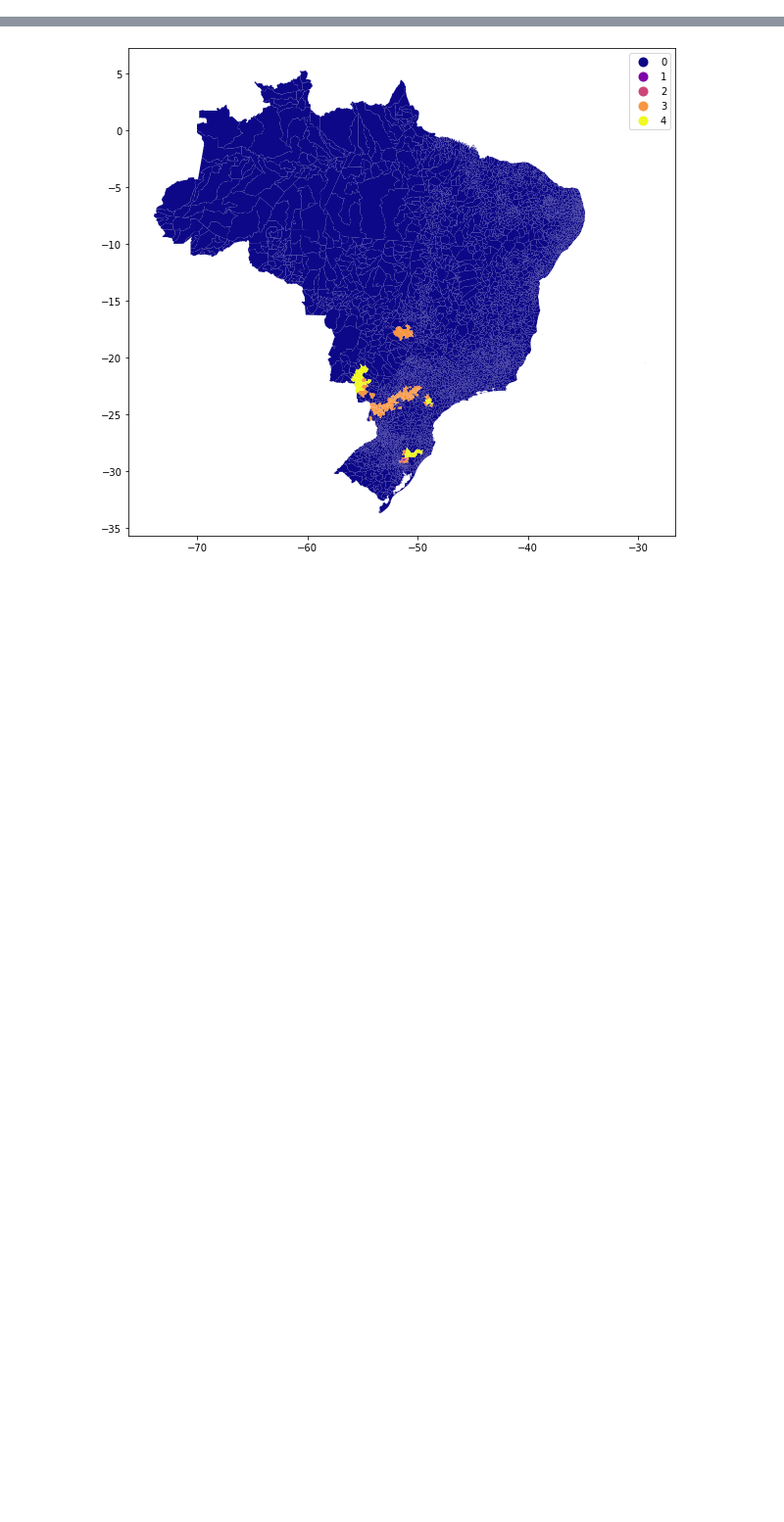
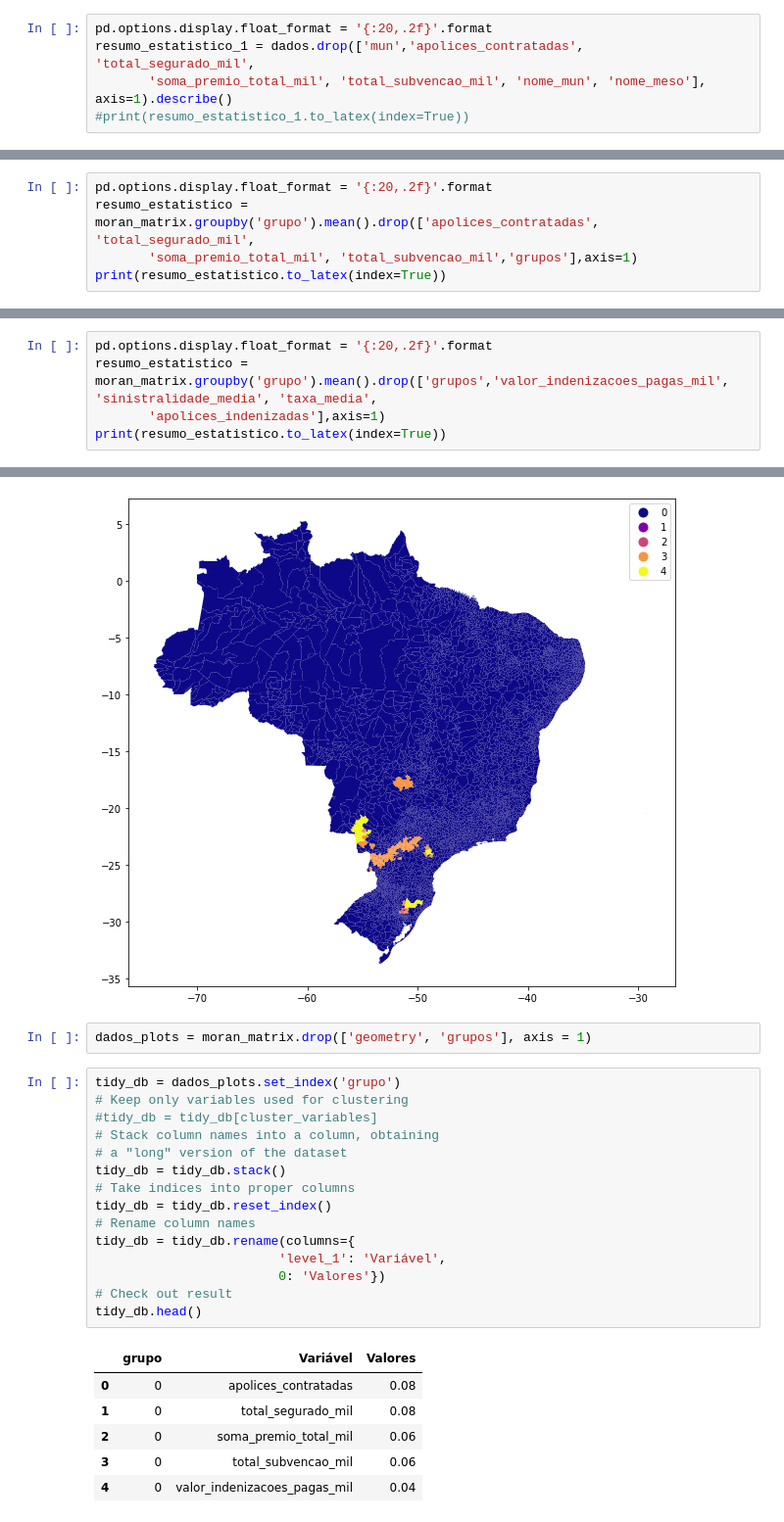
Before and after one commit to walefmachado/spatial-cluster, a Jupyter notebook: scripts/moran_getis_ord_matrix/matriz_moran_brasil.ipynb, the cells around one changed output, grey strips where cells are left out. Shown at 98% size. Drawn from its saved outputs; the diff is of its cells as text; blank space fills up the shorter version.

```diff
--- a/scripts/moran_getis_ord_matrix/matriz_moran_brasil.ipynb
+++ b/scripts/moran_getis_ord_matrix/matriz_moran_brasil.ipynb
@@ -144,3 +134,8 @@ dados.head()
+# %%
+pd.options.display.float_format = '{:20,.2f}'.format
+resumo_estatistico_1 = dados.drop(['mun','apolices_contratadas', 'total_segurado_mil',
+       'soma_premio_total_mil', 'total_subvencao_mil', 'nome_mun', 'nome_meso'], axis=1).describe()
+#print(resumo_estatistico_1.to_latex(index=True))
 # %%
 # retirar = ['sinistralidade_media', 'taxa_media']
 # dados = dados.drop(retirar, axis=1)
@@ -403,0 +407,5 @@ moran_matrix.groupby('grupo').mean()
+# %%
+pd.options.display.float_format = '{:20,.2f}'.format
+resumo_estatistico = moran_matrix.groupby('grupo').mean().drop(['apolices_contratadas', 'total_segurado_mil',
+       'soma_premio_total_mil', 'total_subvencao_mil','grupos'],axis=1)
+print(resumo_estatistico.to_latex(index=True))
@@ -404,3 +425,8 @@ moran_matrix.groupby('grupo').mean()
+# %%
+pd.options.display.float_format = '{:20,.2f}'.format
+resumo_estatistico = moran_matrix.groupby('grupo').mean().drop(['grupos','valor_indenizacoes_pagas_mil', 'sinistralidade_media', 'taxa_media',
+       'apolices_indenizadas'],axis=1)
+print(resumo_estatistico.to_latex(index=True))
 # %%
 # mediana das variáveis para cada grupo
 moran_matrix.groupby('grupo').median()
@@ -423,3 +449,27 @@ moran_matrix['grupo'] = moran_matrix['grupo'].astype('category')
 moran_matrix.plot(column='grupo', figsize=(10, 10), legend=True, cmap = 'plasma'); # , cmap='OrRd'
 # %% [output]
 [figure]
+# %%
+dados_plots = moran_matrix.drop(['geometry', 'grupos'], axis = 1)
+# %%
+tidy_db = dados_plots.set_index('grupo')
+# Keep only variables used for clustering
+#tidy_db = tidy_db[cluster_variables]
+# Stack column names into a column, obtaining
+# a "long" version of the dataset
+tidy_db = tidy_db.stack()
+# Take indices into proper columns
+tidy_db = tidy_db.reset_index()
+# Rename column names
+tidy_db = tidy_db.rename(columns={
+                        'level_1': 'Variável',
+                        0: 'Valores'})
+# Check out result
+tidy_db.head()
+# %% [output]
+|  | grupo | Variável | Valores |
+| 0 | 0 | apolices_contratadas | 0.08 |
+| 1 | 0 | total_segurado_mil | 0.08 |
+| 2 | 0 | soma_premio_total_mil | 0.06 |
+| 3 | 0 | total_subvencao_mil | 0.06 |
+| 4 | 0 | valor_indenizacoes_pagas_mil | 0.04 |
```
Also changed, not shown: parts of 6 cells of this notebook.
